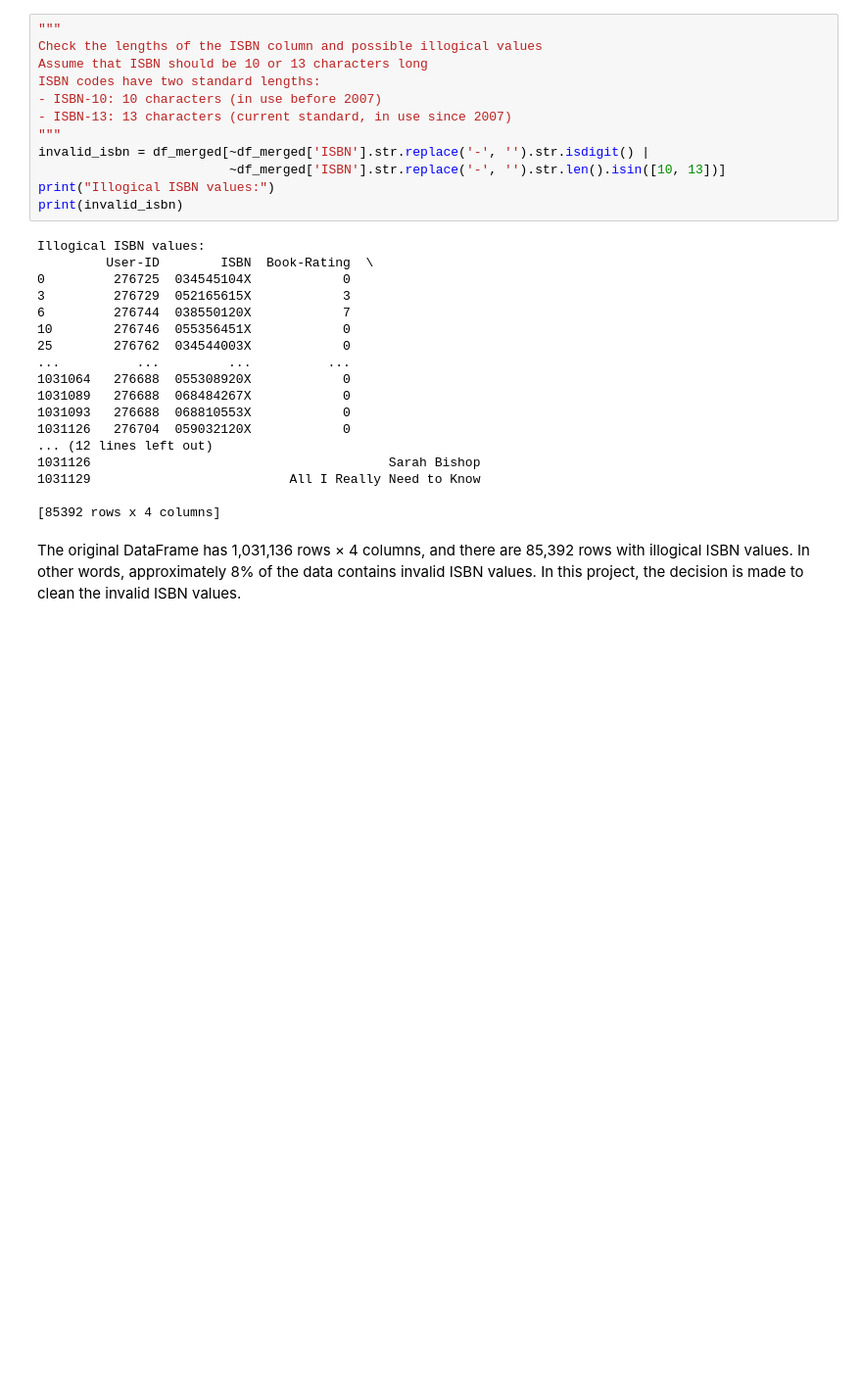
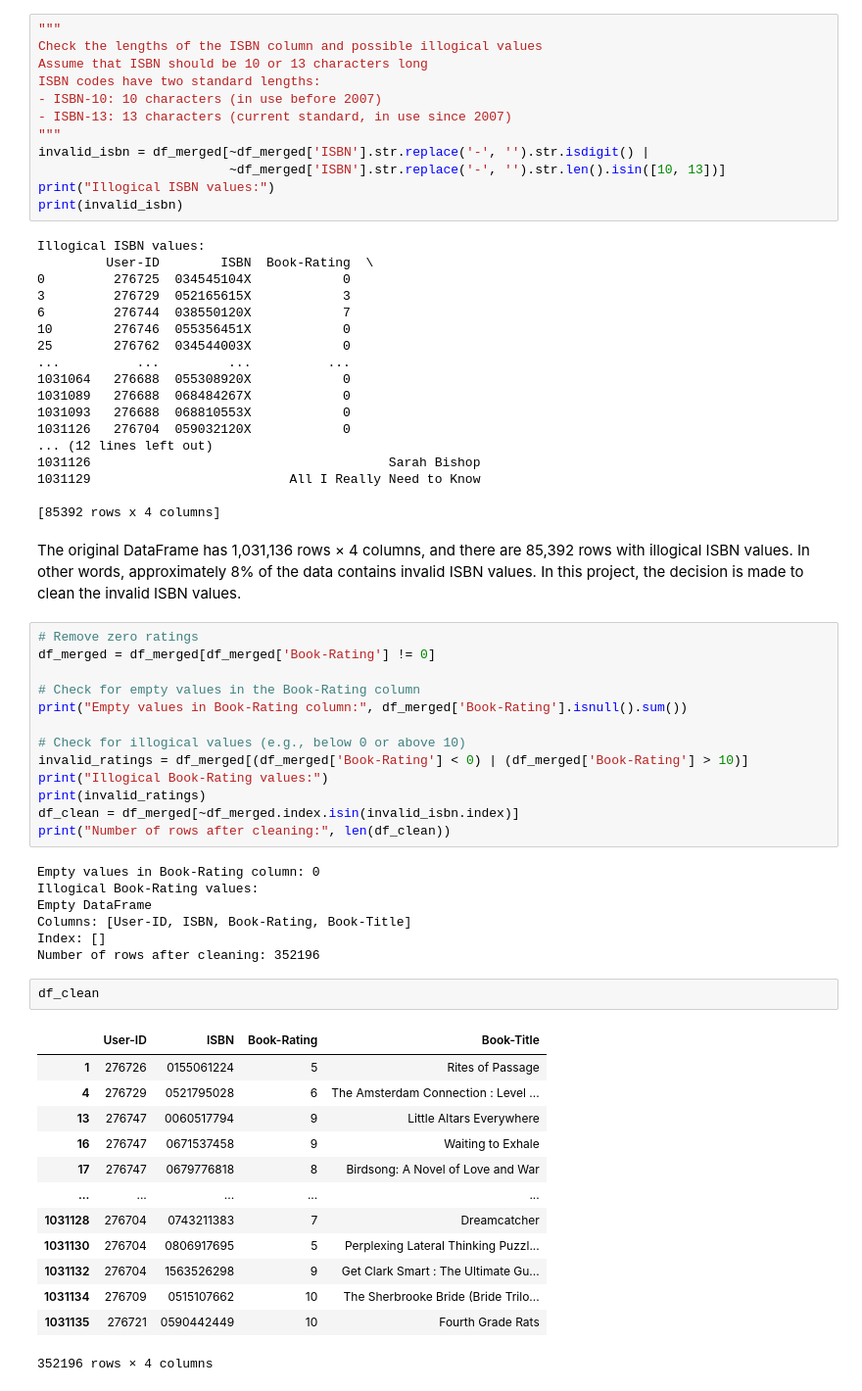
Before and after one commit to tauimonen/ML-book-recommendation, a Jupyter notebook: book_recommendation.ipynb, the cells around one changed output. Shown: that part at 98% size. Drawn from its saved outputs; the diff is of its cells as text; blank space fills up the shorter version.

```diff
--- a/book_recommendation.ipynb
+++ b/book_recommendation.ipynb
@@ -159,3 +160,39 @@ Illogical ISBN values:
 # %% [markdown]
 The original DataFrame has 1,031,136 rows × 4 columns, and there are 85,392 rows with illogical ISBN values.
 In other words, approximately 8% of the data contains invalid ISBN values. In this project, the decision is made to clean the invalid ISBN values.
+# %%
+# Remove zero ratings
+df_merged = df_merged[df_merged['Book-Rating'] != 0]
+
+# Check for empty values in the Book-Rating column
+print("Empty values in Book-Rating column:", df_merged['Book-Rating'].isnull().sum())
+
+# Check for illogical values (e.g., below 0 or above 10)
+invalid_ratings = df_merged[(df_merged['Book-Rating'] < 0) | (df_merged['Book-Rating'] > 10)]
+print("Illogical Book-Rating values:")
+print(invalid_ratings)
+df_clean = df_merged[~df_merged.index.isin(invalid_isbn.index)]
+print("Number of rows after cleaning:", len(df_clean))
+# %% [output]
+Empty values in Book-Rating column: 0
+Illogical Book-Rating values:
+Empty DataFrame
+Columns: [User-ID, ISBN, Book-Rating, Book-Title]
+Index: []
+Number of rows after cleaning: 352196
+# %%
+df_clean
+# %% [output]
+|  | User-ID | ISBN | Book-Rating | Book-Title |
+| 1 | 276726 | 0155061224 | 5 | Rites of Passage |
+| 4 | 276729 | 0521795028 | 6 | The Amsterdam Connection : Level ... |
+| 13 | 276747 | 0060517794 | 9 | Little Altars Everywhere |
+| 16 | 276747 | 0671537458 | 9 | Waiting to Exhale |
+| 17 | 276747 | 0679776818 | 8 | Birdsong: A Novel of Love and War |
+| ... | ... | ... | ... | ... |
+| 1031128 | 276704 | 0743211383 | 7 | Dreamcatcher |
+| 1031130 | 276704 | 0806917695 | 5 | Perplexing Lateral Thinking Puzzl... |
+| 1031132 | 276704 | 1563526298 | 9 | Get Clark Smart : The Ultimate Gu... |
+| 1031134 | 276709 | 0515107662 | 10 | The Sherbrooke Bride (Bride Trilo... |
+| 1031135 | 276721 | 0590442449 | 10 | Fourth Grade Rats |
+352196 rows × 4 columns
```
Also changed, not shown: parts of 19 cells of this notebook.
